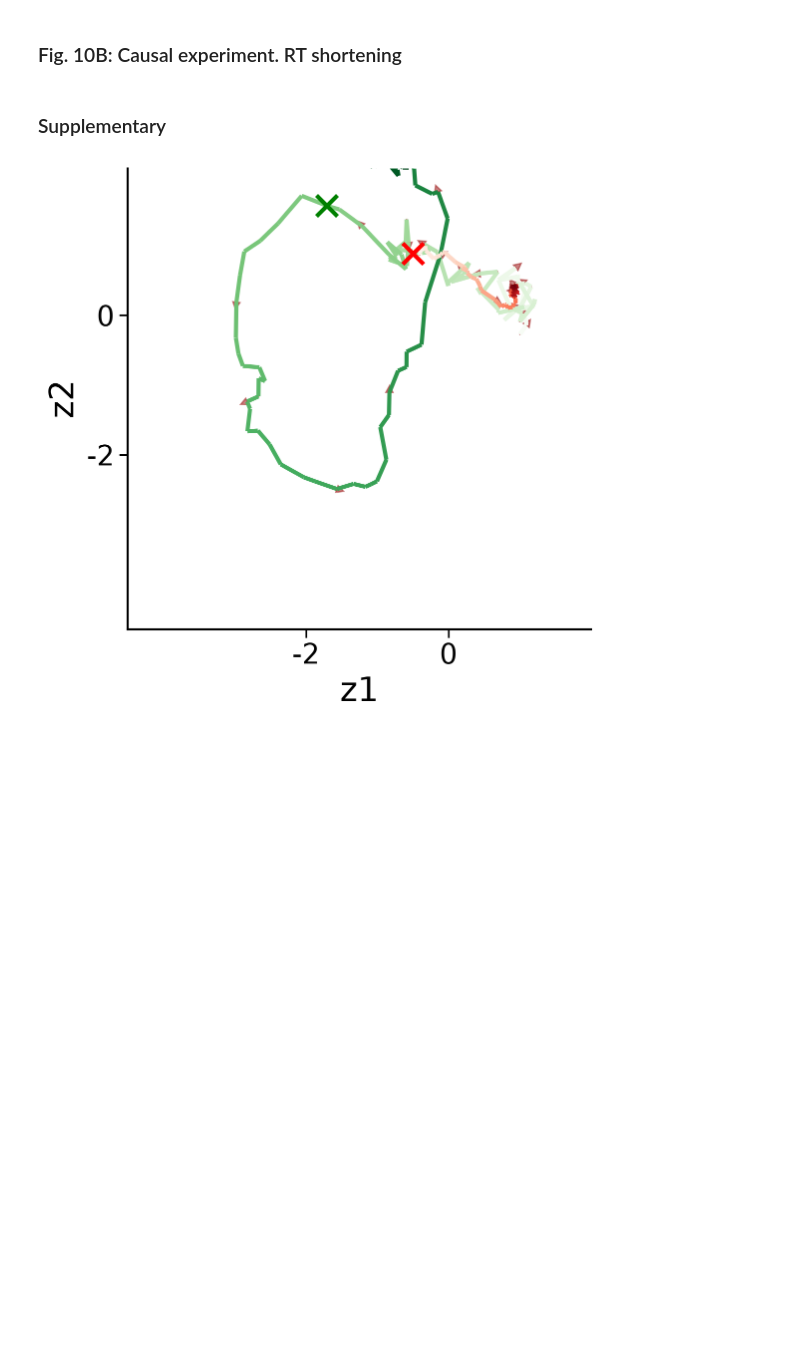
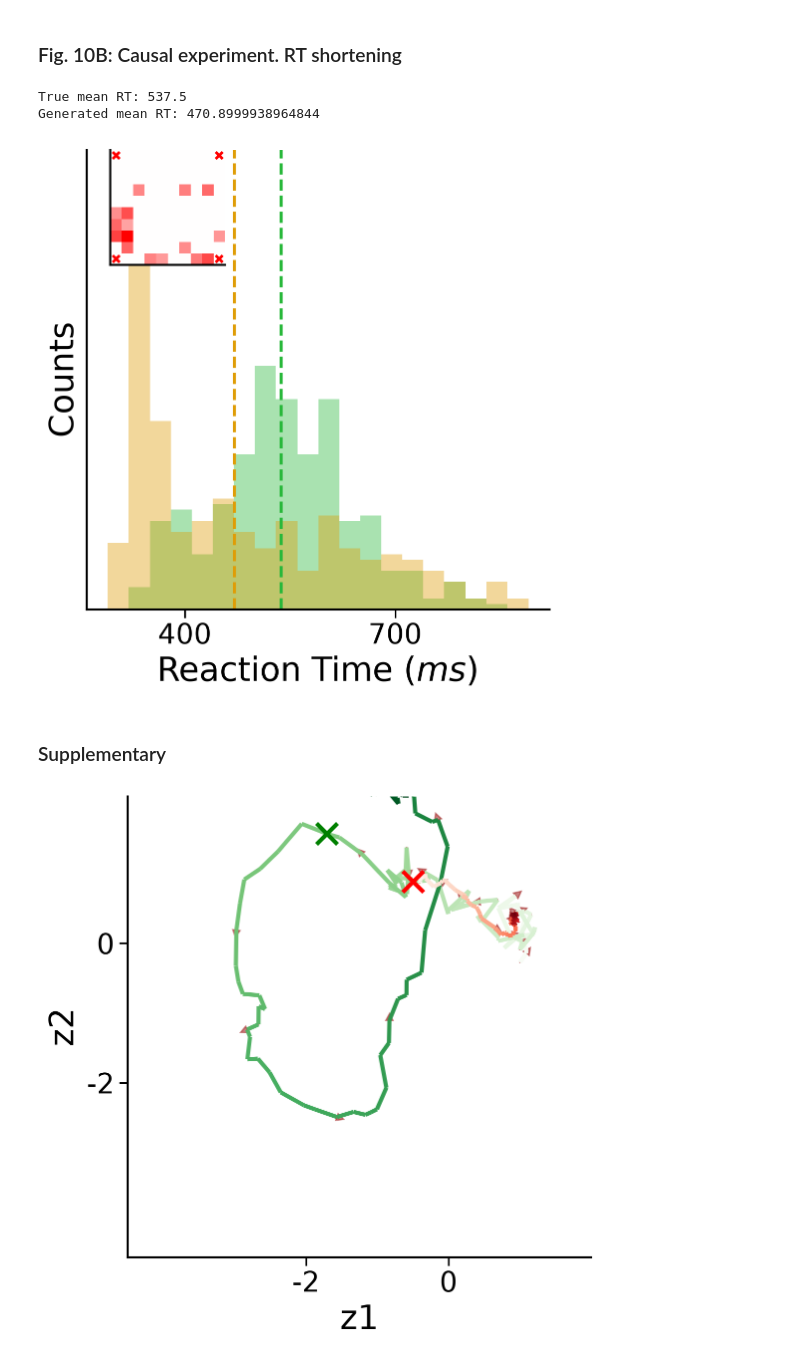
Before and after one commit to atubito98/deep-markov-model, a Jupyter notebook: dmm_test.ipynb, the cells around one changed output. Cells and saved outputs as stored; diff of their text form; code cells hidden in the pictures; blank space fills up the shorter version.

```diff
--- a/dmm_test.ipynb
+++ b/dmm_test.ipynb
@@ -539,34 +543,38 @@ figures.plot_cycle_shift_long(comm_dict, diff_dict)
 # %%
 diff_dict = {
     "data": test_data,  # train_data, test_data
     "n_trials": 20,
     "stimulation_steps": 20,
-    "l": 0.00005,
+    "l": 0.16,
     "step": 76,
     "bins": 20,
     "f": 0.1,
     "alpha_L1": 1e-3,
     "l1_ratio": 0.1,   # rapporto L1/L2
     "mean": True,
     "multi_direction":True,
     "stimolate": True,
     "add_residual": True,
     "alpha": 0.4,
-    "compute": True,
+    "compute": False,
     "mean_trials":True,  # True mostra la z media di n trials, False mostra tutte le z degli n_trials
     "color_true": "#29B83B",
     "color_pred": "#df9d07",
     "x_ticks_hist": [400, 700],  # P: [400, 700]  C: [600, 800]
     "markersize": 5,
     "markeredgewidth": 2,
     "color_edge": 'r',
     "cmap_stim": "bwr",  # RdBu, bwr, seismic
     "thr": 0.1,  # 0.05
     "inset_dim": [0.05, 0.75, 0.25, 0.25],
 }
 
 
 figures.plot_cycle_shift_short(comm_dict, diff_dict)
+# %% [output]
+True mean RT: 537.5
+Generated mean RT: 470.8999938964844
+[figure, added]
 # %% [markdown]
 ### Supplementary
 # %%
```
Also changed, not shown: parts of 6 cells of this notebook, 3 other files.
